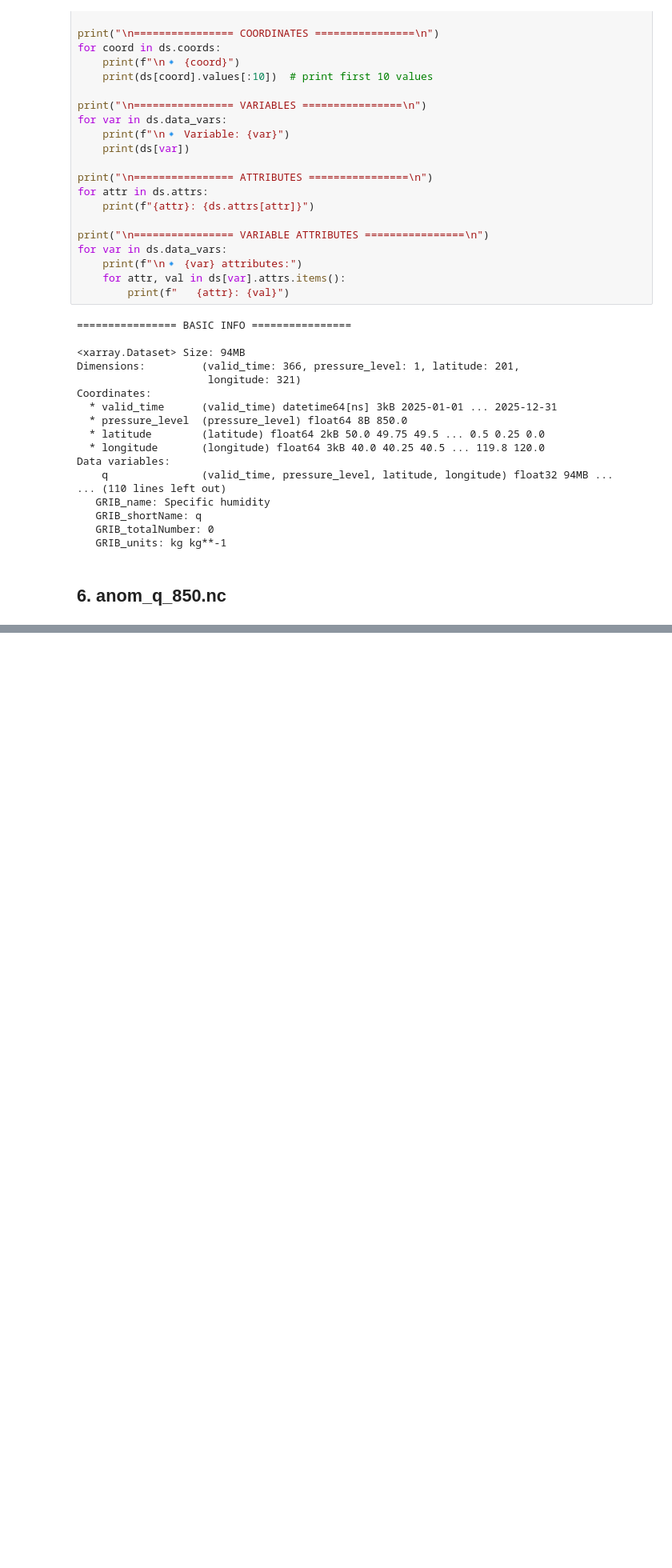
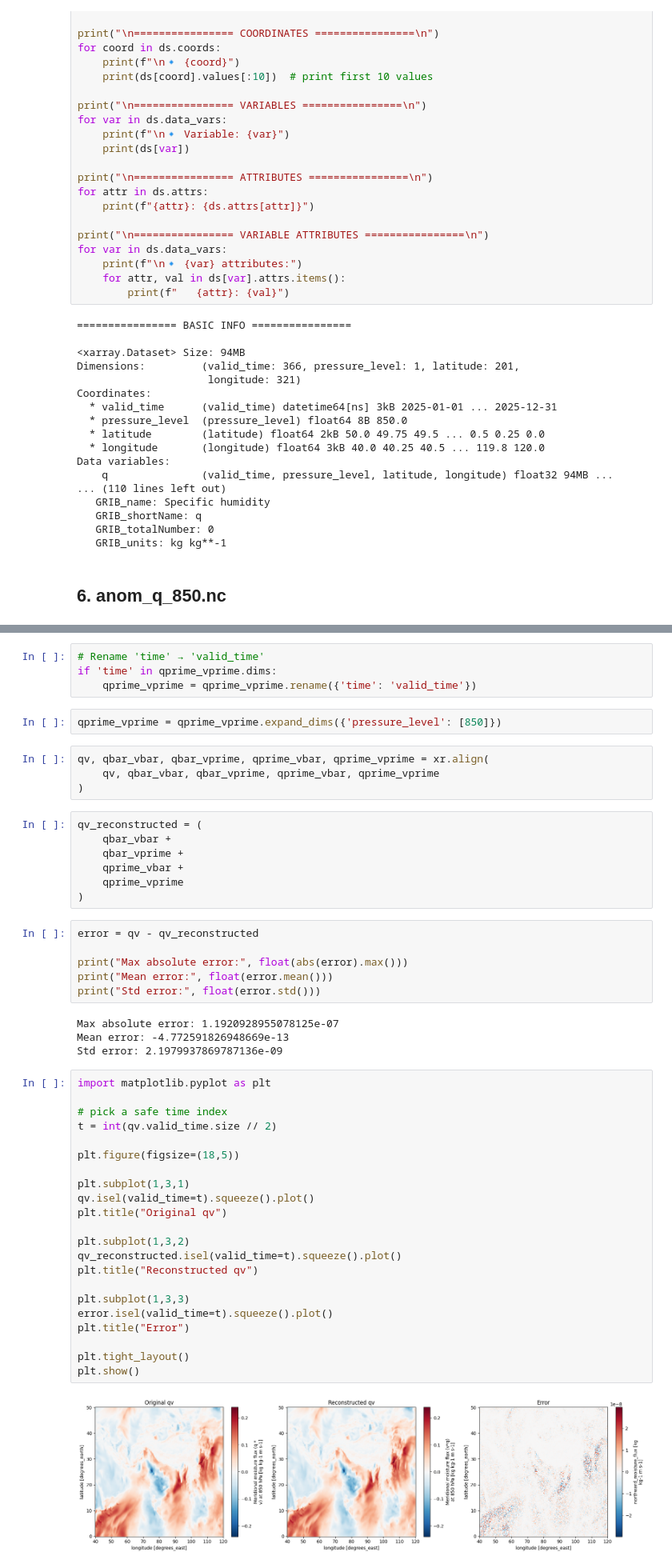
Before and after one commit to nilayiitkgpgit/ERA5, a Jupyter notebook: 23.Decomposition.ipynb, the cells around one changed output, grey strips where cells are left out. Shown at 80% size. Saved outputs shown, nothing was run; the diff lists cells and outputs as text; blank space fills up the shorter version.

```diff
--- a/23.Decomposition.ipynb
+++ b/23.Decomposition.ipynb
@@ -334,0 +544,51 @@ Attributes:
+# %%
+# Rename 'time' → 'valid_time'
+if 'time' in qprime_vprime.dims:
+    qprime_vprime = qprime_vprime.rename({'time': 'valid_time'})
+# %%
+qprime_vprime = qprime_vprime.expand_dims({'pressure_level': [850]})
+# %%
+qv, qbar_vbar, qbar_vprime, qprime_vbar, qprime_vprime = xr.align(
+    qv, qbar_vbar, qbar_vprime, qprime_vbar, qprime_vprime
+)
+# %%
+qv_reconstructed = (
+    qbar_vbar +
+    qbar_vprime +
+    qprime_vbar +
+    qprime_vprime
+)
+# %%
+error = qv - qv_reconstructed
+
+print("Max absolute error:", float(abs(error).max()))
+print("Mean error:", float(error.mean()))
+print("Std error:", float(error.std()))
+# %% [output]
+Max absolute error: 1.1920928955078125e-07
+Mean error: -4.772591826948669e-13
+Std error: 2.1979937869787136e-09
+# %%
+import matplotlib.pyplot as plt
+
+# pick a safe time index
+t = int(qv.valid_time.size // 2)
+
+plt.figure(figsize=(18,5))
+
+plt.subplot(1,3,1)
+qv.isel(valid_time=t).squeeze().plot()
+plt.title("Original qv")
+
+plt.subplot(1,3,2)
+qv_reconstructed.isel(valid_time=t).squeeze().plot()
+plt.title("Reconstructed qv")
+
+plt.subplot(1,3,3)
+error.isel(valid_time=t).squeeze().plot()
+plt.title("Error")
+
+plt.tight_layout()
+plt.show()
+# %% [output]
+[figure, added]
```
Also changed, not shown: parts of 16 cells of this notebook, 1 other file.
